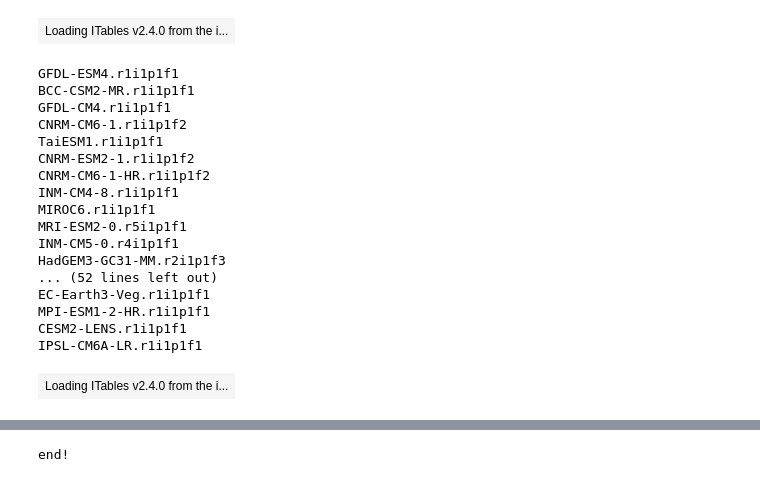
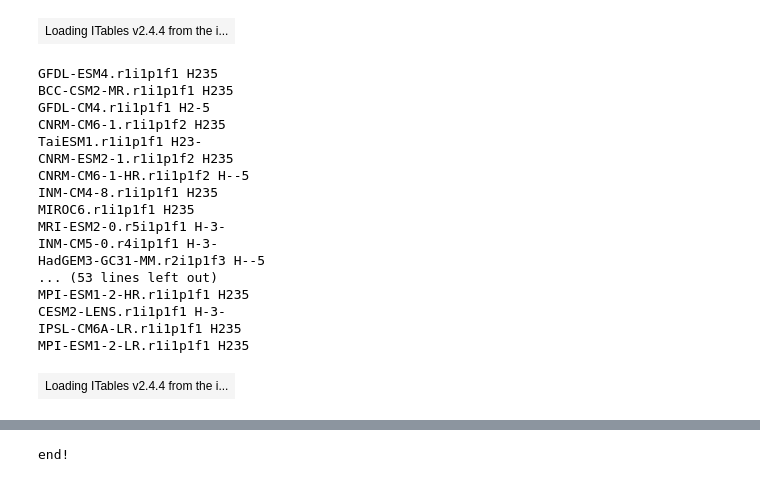
Before and after one commit to wjcapehart/LOCA2_Prep, a Jupyter notebook: loca2_post_globus-very_new_precip.ipynb, the cells around one changed output, grey strips where cells are left out. Saved outputs shown, nothing was run; the diff lists cells and outputs as text; code cells hidden in the pictures.

```diff
--- a/loca2_post_globus-very_new_precip.ipynb
+++ b/loca2_post_globus-very_new_precip.ipynb
@@ -66,43 +66,46 @@ bounds_script_command = 'defdim("bnds",2);lon_bnds=make_bounds(lon,$bnds,"lon_bn
 # %%
 loca2_ensembles_list = pd.read_csv(filepath_or_buffer = loca2_inv_file)
 models  = loca2_ensembles_list[ "Model"].values
 members = loca2_ensembles_list["Member"].values
-
+inv_prs = loca2_ensembles_list["pr"].values
 display(loca2_ensembles_list)
 # %% [output]
-| Loading ITables v2.4.0 from the i... |
+| Loading ITables v2.4.4 from the i... |
 # %%
 mind     = 0
 mind_end = -1
 
-models  =  models[mind:mind_end]
-members = members[mind:mind_end]
 
 for m in range(len(models)):
     model  =  models[m]
     member = members[m]
-    print( model + "." + member)
+    inv_pr = inv_prs[m]
+    print( model + "." + member, inv_pr)
 # %% [output]
-GFDL-ESM4.r1i1p1f1
-BCC-CSM2-MR.r1i1p1f1
-GFDL-CM4.r1i1p1f1
-CNRM-CM6-1.r1i1p1f2
-TaiESM1.r1i1p1f1
-CNRM-ESM2-1.r1i1p1f2
-CNRM-CM6-1-HR.r1i1p1f2
-INM-CM4-8.r1i1p1f1
-MIROC6.r1i1p1f1
-MRI-ESM2-0.r5i1p1f1
-INM-CM5-0.r4i1p1f1
-HadGEM3-GC31-MM.r2i1p1f3
-... (52 lines left out)
-EC-Earth3-Veg.r1i1p1f1
-MPI-ESM1-2-HR.r1i1p1f1
-CESM2-LENS.r1i1p1f1
-IPSL-CM6A-LR.r1i1p1f1
+GFDL-ESM4.r1i1p1f1 H235
+BCC-CSM2-MR.r1i1p1f1 H235
+GFDL-CM4.r1i1p1f1 H2-5
+CNRM-CM6-1.r1i1p1f2 H235
+TaiESM1.r1i1p1f1 H23-
+CNRM-ESM2-1.r1i1p1f2 H235
+CNRM-CM6-1-HR.r1i1p1f2 H--5
+INM-CM4-8.r1i1p1f1 H235
+MIROC6.r1i1p1f1 H235
+MRI-ESM2-0.r5i1p1f1 H-3-
+INM-CM5-0.r4i1p1f1 H-3-
+HadGEM3-GC31-MM.r2i1p1f3 H--5
+... (53 lines left out)
+MPI-ESM1-2-HR.r1i1p1f1 H235
+CESM2-LENS.r1i1p1f1 H-3-
+IPSL-CM6A-LR.r1i1p1f1 H235
+MPI-ESM1-2-LR.r1i1p1f1 H235
 # %%
 display(loca2_ensembles_list.sort_values(by = "Model"))
+scenarios_key = {"historical":"H",
+                     "ssp245":"2",
+                     "ssp370":"3",
+                     "ssp585":"5"}
 # %% [output]
-| Loading ITables v2.4.0 from the i... |
+| Loading ITables v2.4.4 from the i... |
 # %%
 #for m in range(len(models)):
```
Also changed, not shown: parts of 1 cell of this notebook, 20 other files.
